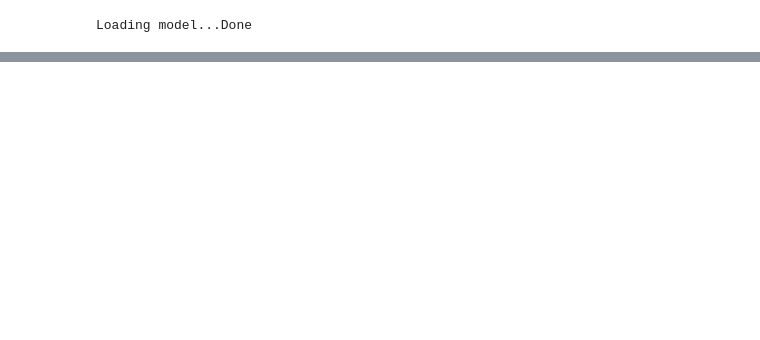
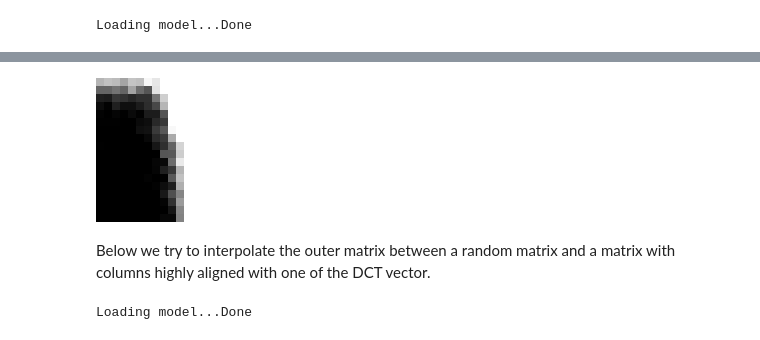
Before and after one commit to babhrujoshi/GNN_Isometries, a Jupyter notebook: GNN_isometry.ipynb, the cells around one changed output, grey strips where cells are left out. Cells and saved outputs as stored; diff of their text form; code cells hidden in the pictures; blank space fills up the shorter version.

```diff
--- a/GNN_isometry.ipynb
+++ b/GNN_isometry.ipynb
@@ -267,0 +380,72 @@ save("DCT/error_matrix_mnist.jld", "recovery error", recovery_error_matrix, "rec
+# %%
+AA = sum(phase_matrix_recon,dims =1)[1,:,:]/20
+AA[AA .>1] .= 1
+colorview(Gray, AA)
+# %% [output]
+[figure, added]
+# %% [markdown]
+Below we try to interpolate the outer matrix between a random matrix and a matrix with columns highly aligned with one of the DCT vector.
+# %%
+# experiments with MNIST dataset
+k = 20
+aimed_n1 = 100
+x_dim = 400
+aimed_m = 200
+
+F = dct(diagm(ones(x_dim)),2)
+
+A = perturbed_weights(F[rand(1:x_dim),:], aimed_n1); n1 = aimed_n1
+B = randn(x_dim, n1)/sqrt(x_dim) #random matrix that is used in convex combination
+
+epoch_to_load = 20 # Load the model and test set loader
+_, _, decoder = load_model("MNIST", epoch_to_load)
+W1 = Flux.params(decoder)[1][1:n1,:]
+_, s, _ = svd(W1)
+W1 = W1 / s[1]
+I(x) = x
+
+
+
+
+tolerance = 1e-7; max_iter = 2000; out_toggle = 0
+
+z = randn(k) # ground code vector
+
+β_list = 0:.1:1
+trials = 2
+recovery_error_matrix = zeros(trials)
+recon_error_matrix = zeros(trials)
+
+α_list = []
+for β in β_list
+    push!(α_list, subspace_incoherence(F, β*A + (1-β) * B) )
+end
+
+opt = Flux.Optimise.ADAM(.1)
+
+for β in β_list
+    recovery_error_list = []
+    recon_error_list = []
+    G = Chain(
+        Dense(20, n1, relu, bias = false; init =(out,in) -> W1),
+        Dense(n1, x_dim, I, bias = false; init =(out,in) -> β*A + (1-β) * B)
+    )    #setup the generative network
+
+
+    for trials in 1:trials
+        m, F_sub = sample_fourier(aimed_m, x_dim)  # subsampling DCT for measurement matrix
+        F_sub = F_sub * sqrt(x_dim)/sqrt(m) #normalization
+        y = F_sub * G(z) # measurement vector using subsampled DCT matrix
+
+        z_est = randn(k) #initialization for algorithm
+        z_est = estimated_code(opt, G, y, F_sub, z_est; max_iter, tolerance, out_toggle)  # run a optimizer to solve the least squares problem
+
+        push!(recovery_error_list, relative_error(z, z_est))
+        push!(recon_error_list, relative_error(G(z), G(z_est)))
+    end
+
+    recovery_error_matrix =  hcat(recovery_error_matrix, recovery_error_list)
+    recon_error_matrix = hcat(recon_error_matrix, recon_error_list)
+end
+# %% [output]
+Loading model...Done
```
Also changed, not shown: parts of 16 cells of this notebook, 4 other files.
